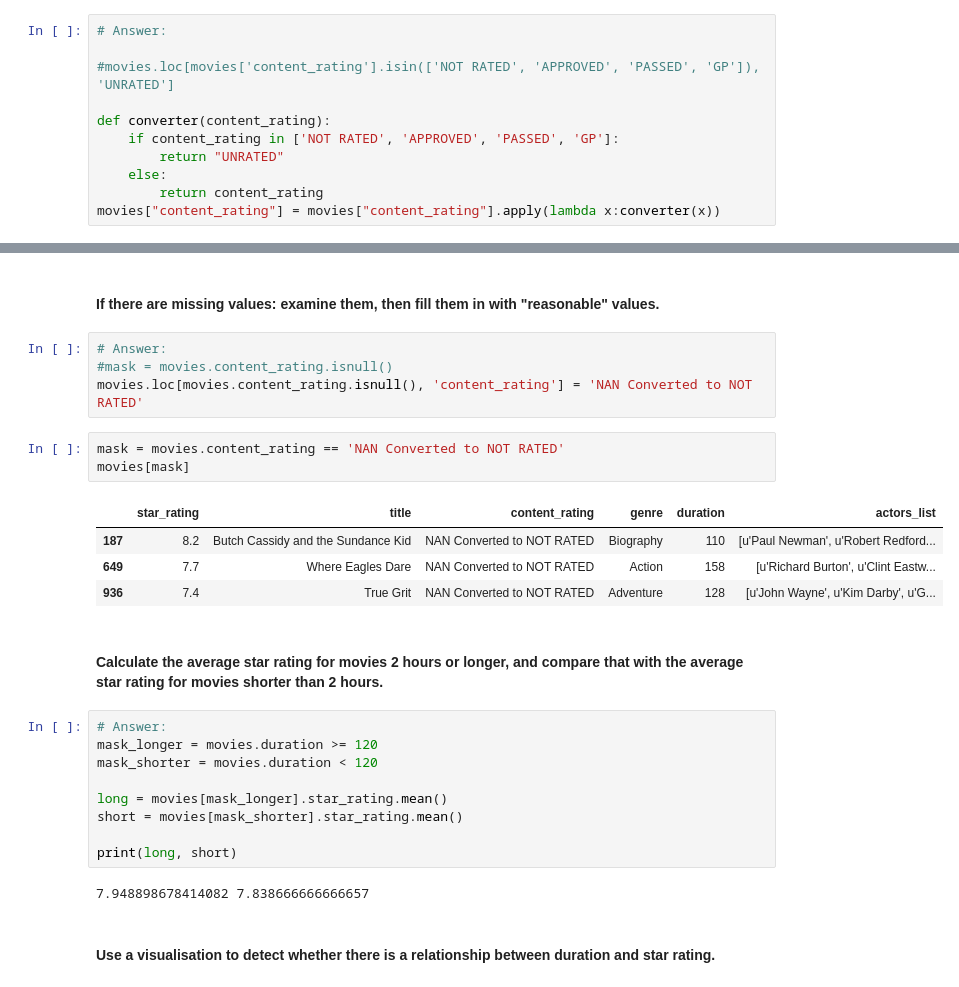
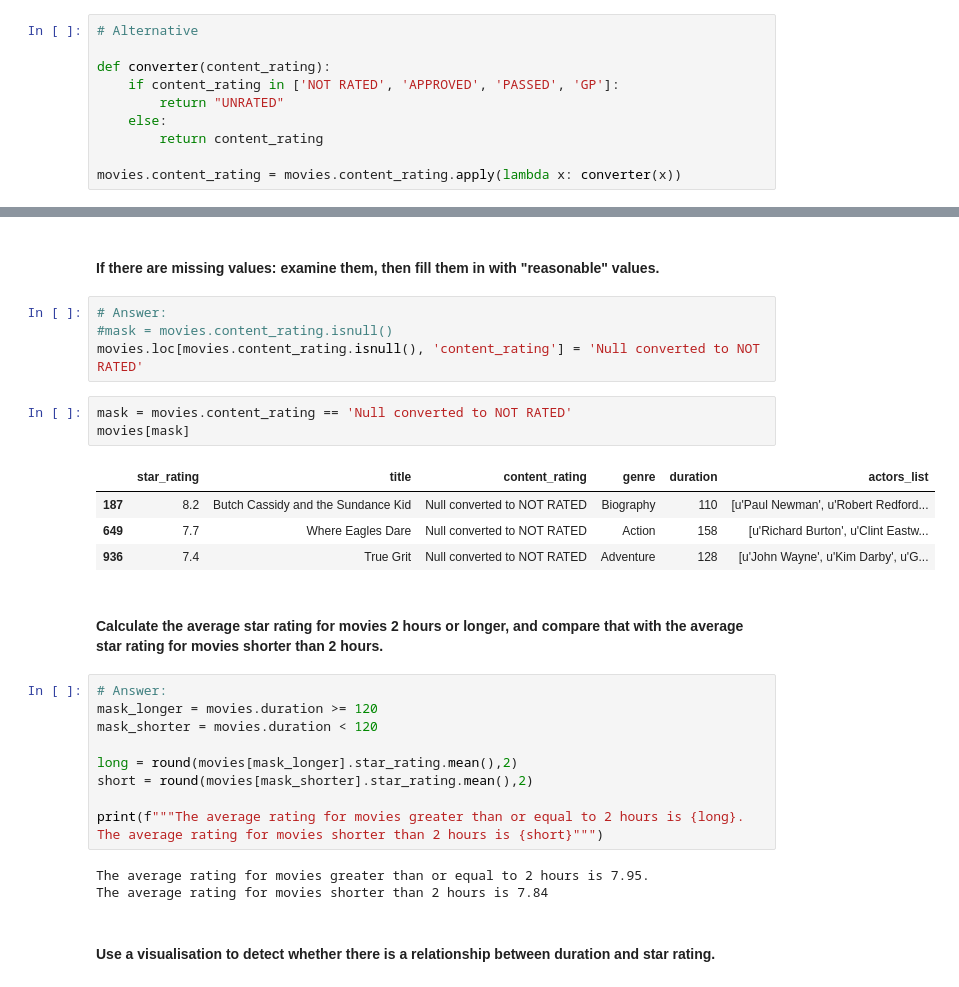
Before and after one commit to JP311082/ds50, a Jupyter notebook: 09_Unit-02_Project/unit_project_2_eda.ipynb, the cells around one changed output, grey strips where cells are left out. Saved outputs shown, nothing was run; the diff lists cells and outputs as text.

```diff
--- a/09_Unit-02_Project/unit_project_2_eda.ipynb
+++ b/09_Unit-02_Project/unit_project_2_eda.ipynb
@@ -125,11 +143,10 @@ movies.content_rating.value_counts().plot(kind='bar',title='Title', x='x axis',
 # %%
-# Answer:
-
-#movies.loc[movies['content_rating'].isin(['NOT RATED', 'APPROVED', 'PASSED', 'GP']), 'UNRATED']
+# Alternative
 
 def converter(content_rating):
     if content_rating in ['NOT RATED', 'APPROVED', 'PASSED', 'GP']:
         return "UNRATED"
     else:
         return content_rating
-movies["content_rating"] = movies["content_rating"].apply(lambda x:converter(x))
+
+movies.content_rating = movies.content_rating.apply(lambda x: converter(x))
@@ -168,15 +183,15 @@ dtype: int64
 # %%
 # Answer:
 #mask = movies.content_rating.isnull()
-movies.loc[movies.content_rating.isnull(), 'content_rating'] = 'NAN Converted to NOT RATED'
+movies.loc[movies.content_rating.isnull(), 'content_rating'] = 'Null converted to NOT RATED'
 # %%
-mask = movies.content_rating == 'NAN Converted to NOT RATED'
+mask = movies.content_rating == 'Null converted to NOT RATED'
 movies[mask]
 # %% [output]
 |  | star_rating | title | content_rating | genre | duration | actors_list |
-| 187 | 8.2 | Butch Cassidy and the Sundance Kid | NAN Converted to NOT RATED | Biography | 110 | [u'Paul Newman', u'Robert Redford... |
-| 649 | 7.7 | Where Eagles Dare | NAN Converted to NOT RATED | Action | 158 | [u'Richard Burton', u'Clint Eastw... |
-| 936 | 7.4 | True Grit | NAN Converted to NOT RATED | Adventure | 128 | [u'John Wayne', u'Kim Darby', u'G... |
+| 187 | 8.2 | Butch Cassidy and the Sundance Kid | Null converted to NOT RATED | Biography | 110 | [u'Paul Newman', u'Robert Redford... |
+| 649 | 7.7 | Where Eagles Dare | Null converted to NOT RATED | Action | 158 | [u'Richard Burton', u'Clint Eastw... |
+| 936 | 7.4 | True Grit | Null converted to NOT RATED | Adventure | 128 | [u'John Wayne', u'Kim Darby', u'G... |
 # %% [markdown]
 #### Calculate the average star rating for movies 2 hours or longer, and compare that with the average star rating for movies shorter than 2 hours.
 # %%
@@ -184,11 +199,13 @@ movies[mask]
 mask_longer = movies.duration >= 120
 mask_shorter = movies.duration < 120
 
-long = movies[mask_longer].star_rating.mean()
-short = movies[mask_shorter].star_rating.mean()
+long = round(movies[mask_longer].star_rating.mean(),2)
+short = round(movies[mask_shorter].star_rating.mean(),2)
 
-print(long, short)
+print(f"""The average rating for movies greater than or equal to 2 hours is {long}.
+The average rating for movies shorter than 2 hours is {short}""")
 # %% [output]
-7.948898678414082 7.838666666666657
+The average rating for movies greater than or equal to 2 hours is 7.95.
+The average rating for movies shorter than 2 hours is 7.84
 # %% [markdown]
 #### Use a visualisation to detect whether there is a relationship between duration and star rating.
```
Also changed, not shown: parts of 20 cells of this notebook.
